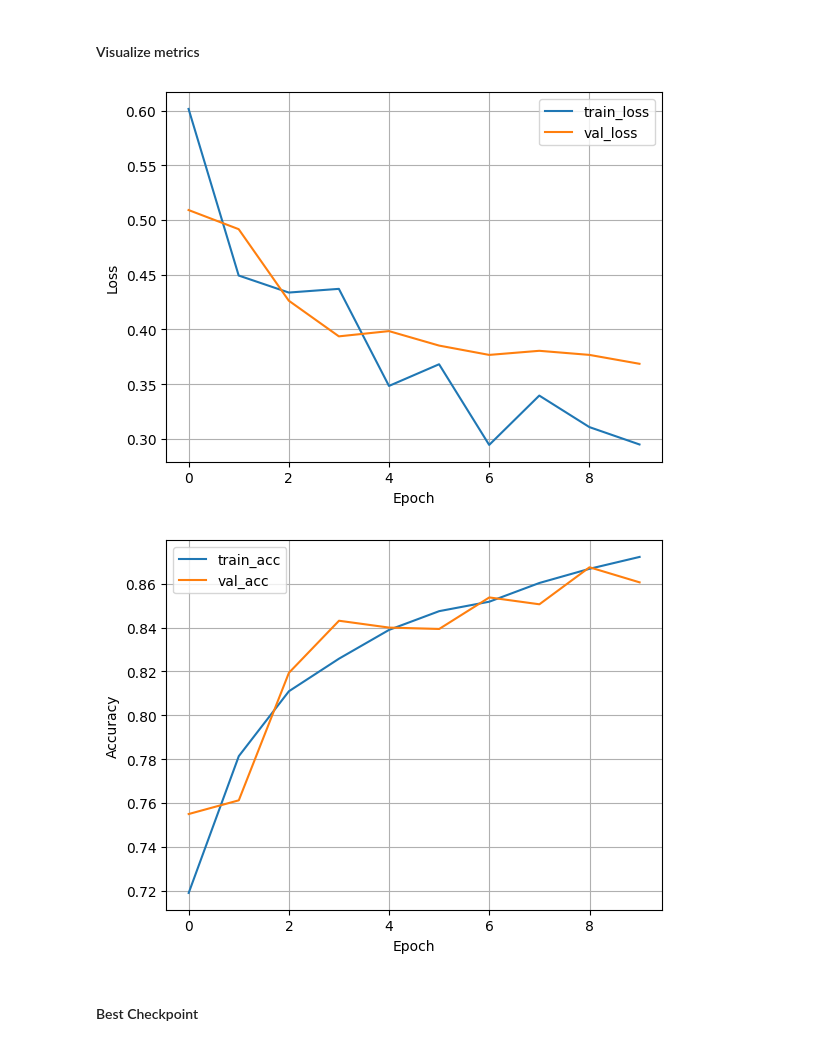
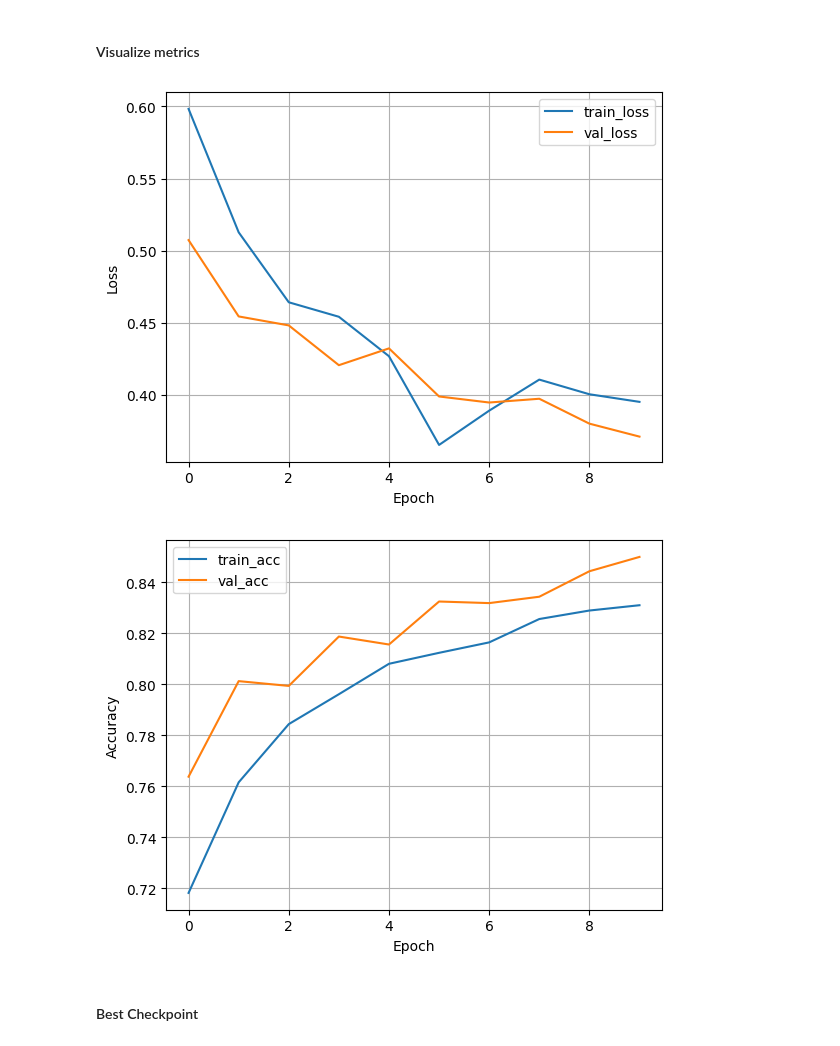
Before and after one commit to minhtucs/deeplearning-fundamental, a Jupyter notebook: 6.1-model-checkpointing-and-early-stopping.ipynb, the cells around one changed output. Cells and saved outputs as stored; diff of their text form; code cells hidden in the pictures.

Commit message:
Refactor: rename models

```diff
--- a/6.1-model-checkpointing-and-early-stopping.ipynb
+++ b/6.1-model-checkpointing-and-early-stopping.ipynb
@@ -128,10 +107,10 @@ HPU available: False, using: 0 HPUs
 # %%
 from common_def import plot_csv_logger
 
-plot_csv_logger('lightning_logs/LightningMLPModel/version_1/metrics.csv')
+plot_csv_logger('lightning_logs/LightningModel/version_5/metrics.csv')
 # %% [output]
-[figure, old version]
+[figure, new version]
-[figure, old version]
+[figure, new version]
 # %% [markdown]
 #### Best Checkpoint
 # %%
```
Also changed, not shown: parts of 7 cells of this notebook, 4 other files.
